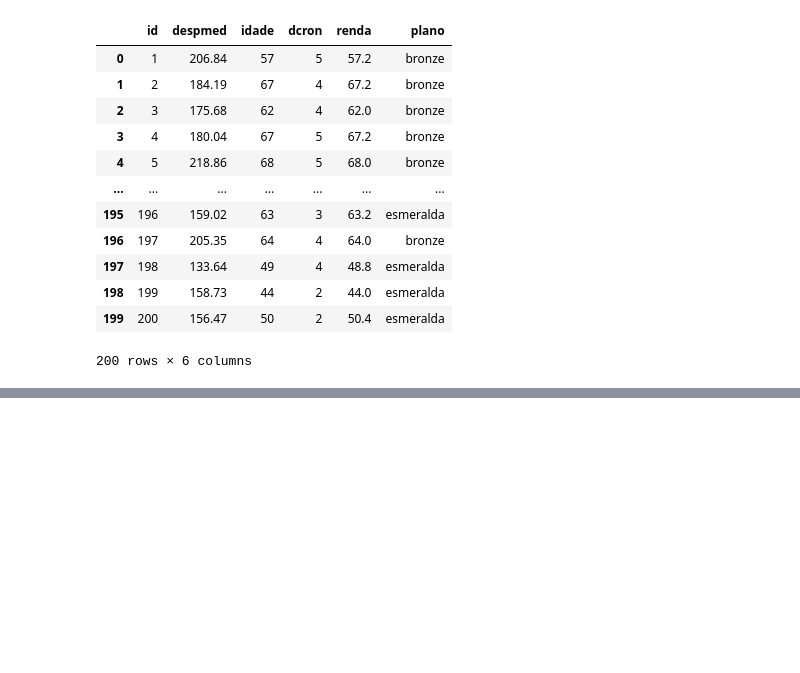
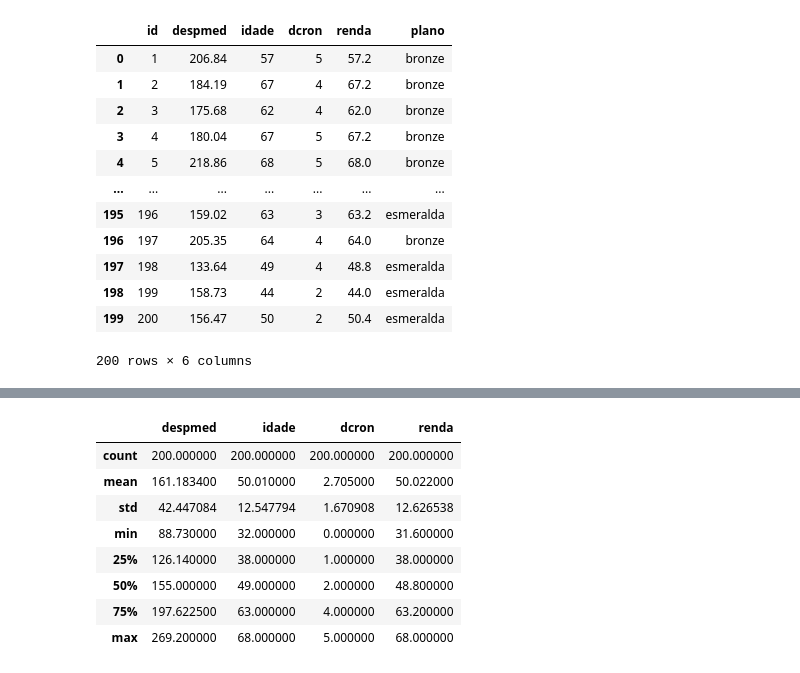
Before and after one commit to DavideDaSilva/Data-Science, a Jupyter notebook: Supervised Machine Learning/Análise de Regressao Simples e Multipla/Regressao Nao Linear Multipla Com Dummies - Plano de Saude/PlanoDeSaude.ipynb, the cells around one changed output, grey strips where cells are left out. Saved outputs shown, nothing was run; the diff lists cells and outputs as text; code cells hidden in the pictures; blank space fills up the shorter version.

```diff
--- a/Supervised Machine Learning/Análise de Regressao Simples e Multipla/Regressao Nao Linear Multipla Com Dummies - Plano de Saude/PlanoDeSaude.ipynb
+++ b/Supervised Machine Learning/Análise de Regressao Simples e Multipla/Regressao Nao Linear Multipla Com Dummies - Plano de Saude/PlanoDeSaude.ipynb
@@ -56,0 +75,12 @@ df_planosaude.info()
+# %%
+df_planosaude.describe()
+# %% [output]
+|  | despmed | idade | dcron | renda |
+| count | 200.000000 | 200.000000 | 200.000000 | 200.000000 |
+| mean | 161.183400 | 50.010000 | 2.705000 | 50.022000 |
+| std | 42.447084 | 12.547794 | 1.670908 | 12.626538 |
+| min | 88.730000 | 32.000000 | 0.000000 | 31.600000 |
+| 25% | 126.140000 | 38.000000 | 1.000000 | 38.000000 |
+| 50% | 155.000000 | 49.000000 | 2.000000 | 48.800000 |
+| 75% | 197.622500 | 63.000000 | 4.000000 | 63.200000 |
+| max | 269.200000 | 68.000000 | 5.000000 | 68.000000 |
```
Also changed, not shown: parts of 5 cells of this notebook.
